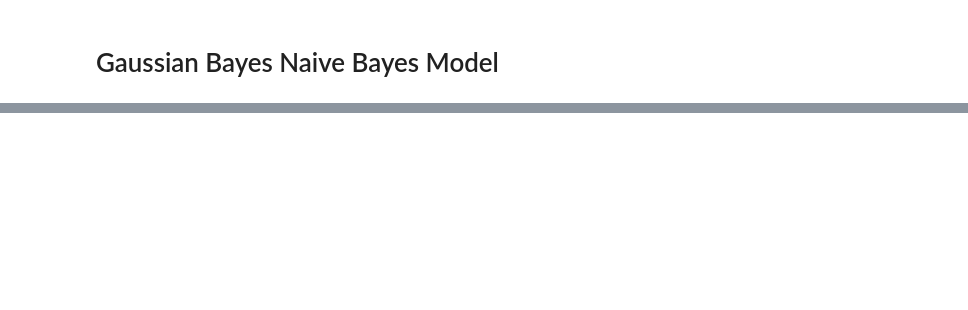
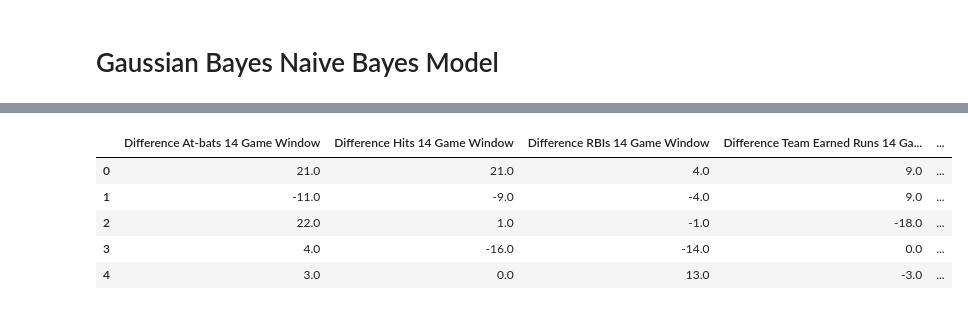
Before and after one commit to samkasbawala/sdp_team_32, a Jupyter notebook: Machine_Learning_with_New_Features.ipynb, the cells around one changed output, grey strips where cells are left out. Saved outputs shown, nothing was run; the diff lists cells and outputs as text; code cells hidden in the pictures; blank space fills up the shorter version.

```diff
--- a/Machine_Learning_with_New_Features.ipynb
+++ b/Machine_Learning_with_New_Features.ipynb
@@ -471,0 +487,25 @@ gnb.score(X_test, y_test)
+# %%
+nn_training_data = nn_data.dropna().reset_index(drop=True)
+nn_training_data['Winner'] = np.where(nn_training_data["Home Team Score"] >
+                                      nn_training_data["Visiting Team Score"], 1, 0)
+
+nn_training_data.drop(columns=['Date',
+                               'Number of game',
+                               'Visiting Team',
+                               'Visiting Team Game Number',
+                               'Home Team',
+                               'Home Team Game Number',
+                               'Home Team Score',
+                               'Visiting Team Score',
+                               'Visiting Team Starting Pitcher ID',
+                               'Home Team Starting Pitcher ID'],
+                      inplace=True)
+
+nn_training_data.head()
+# %% [output]
+|  | Difference At-bats 14 Game Window | Difference Hits 14 Game Window | Difference RBIs 14 Game Window | Difference Team Earned Runs 14 Ga... | ... |
+| 0 | 21.0 | 21.0 | 4.0 | 9.0 | ... |
+| 1 | -11.0 | -9.0 | -4.0 | 9.0 | ... |
+| 2 | 22.0 | 1.0 | -1.0 | -18.0 | ... |
+| 3 | 4.0 | -16.0 | -14.0 | 0.0 | ... |
+| 4 | 3.0 | 0.0 | 13.0 | -3.0 | ... |
```
Also changed, not shown: parts of 22 cells of this notebook.
